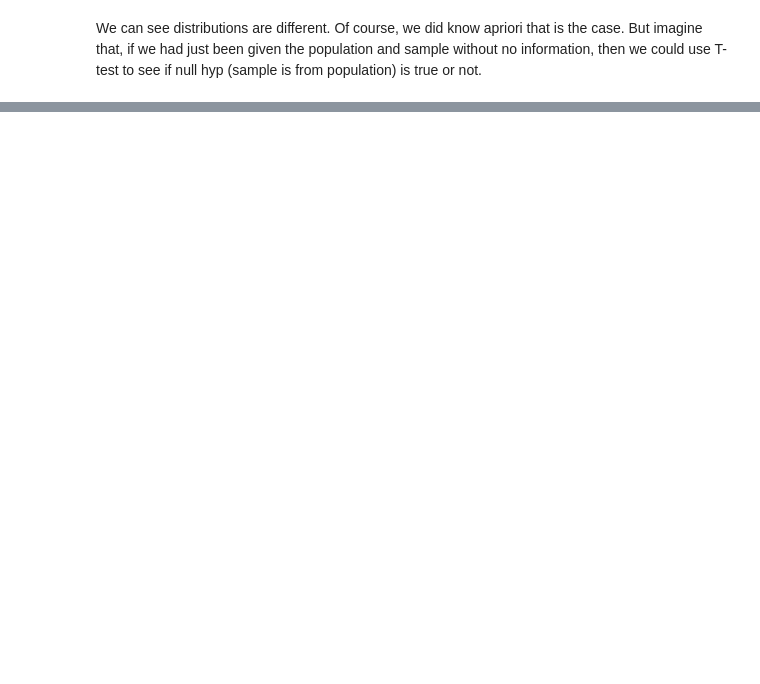
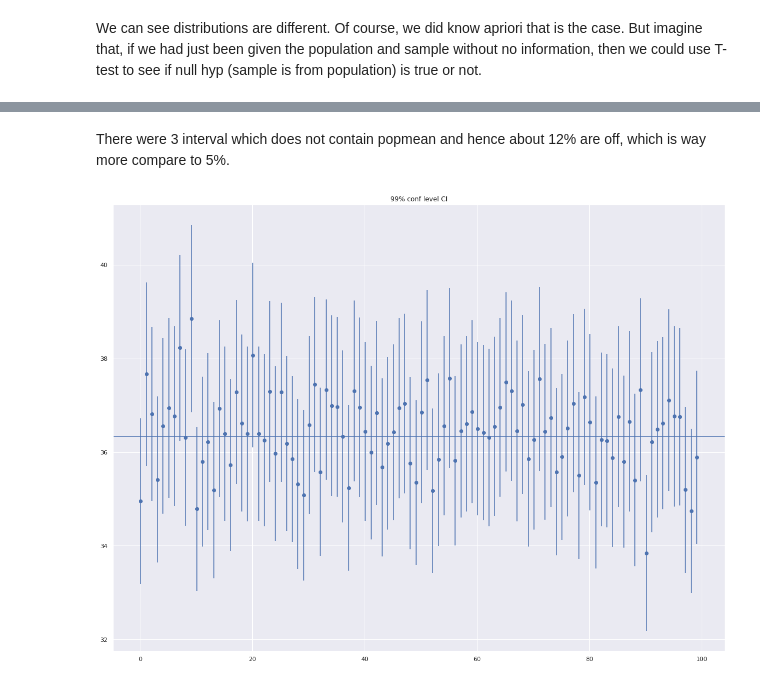
Before and after one commit to bhavinmoriya/Miscellaneous, a Jupyter notebook: hypothesis-testing.ipynb, the cells around one changed output, grey strips where cells are left out. Saved outputs shown, nothing was run; the diff lists cells and outputs as text; code cells hidden in the pictures; blank space fills up the shorter version.

```diff
--- a/hypothesis-testing.ipynb
+++ b/hypothesis-testing.ipynb
@@ -69,0 +129,25 @@ We can see distributions are different. Of course, we did know apriori that is t
+# %% [markdown]
+There were 3 interval which does not contain popmean and hence about 12% are off, which is way more compare to 5%.
+# %%
+# story is different if we set 99% conf level
+interval = np.zeros(shape=(100,2))
+means = np.zeros(100)
+for i in range(100):
+    sample = np.random.choice(pop, size=300)
+    sigma = sample.std() / np.sqrt(300)
+    interval[i] = t.interval(alpha=.99,
+          loc=sample.mean(),
+          scale=sigma,
+          df=299)
+    means[i] = sample.mean()
+
+# pplots
+plt.figure(figsize=(20,15))
+plt.errorbar(x=np.arange(0.1,100,1),
+            y=means,
+            yerr = [(top-bot)/2 for bot, top in interval],
+            fmt='o')
+plt.axhline(pop.mean())
+plt.title('99% conf level CI');
+# %% [output]
+[figure, added]
```
Also changed, not shown: parts of 18 cells of this notebook.
